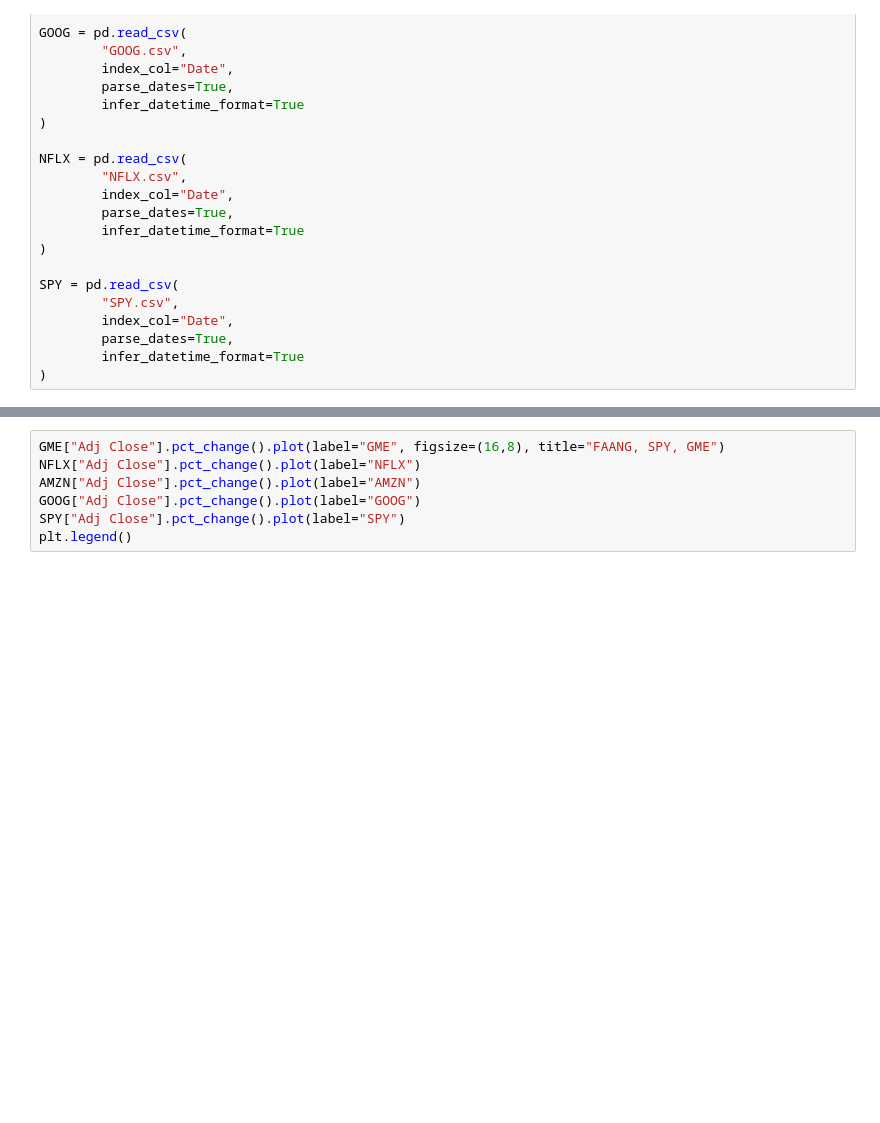
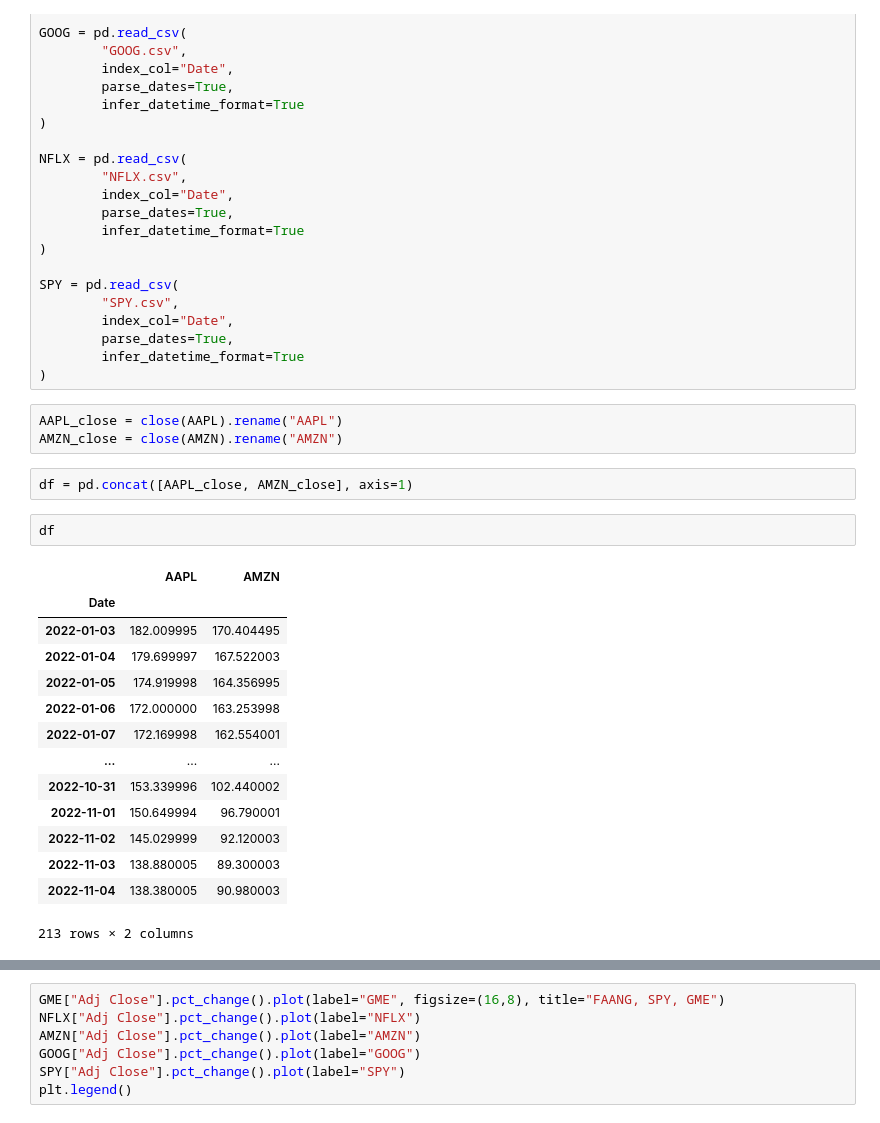
Before and after one commit to ghedrick76/gme_analysis, a Jupyter notebook: gme_analysis.ipynb, the cells around one changed output, grey strips where cells are left out. Cells and saved outputs as stored; diff of their text form; blank space fills up the shorter version.

```diff
--- a/gme_analysis.ipynb
+++ b/gme_analysis.ipynb
@@ -46,3 +47,25 @@ SPY = pd.read_csv(
         parse_dates=True,
         infer_datetime_format=True
 )
+# %%
+AAPL_close = close(AAPL).rename("AAPL")
+AMZN_close = close(AMZN).rename("AMZN")
+# %%
+df = pd.concat([AAPL_close, AMZN_close], axis=1)
+# %%
+df
+# %% [output]
+|  | AAPL | AMZN |
+| Date |  |  |
+| 2022-01-03 | 182.009995 | 170.404495 |
+| 2022-01-04 | 179.699997 | 167.522003 |
+| 2022-01-05 | 174.919998 | 164.356995 |
+| 2022-01-06 | 172.000000 | 163.253998 |
+| 2022-01-07 | 172.169998 | 162.554001 |
+| ... | ... | ... |
+| 2022-10-31 | 153.339996 | 102.440002 |
+| 2022-11-01 | 150.649994 | 96.790001 |
+| 2022-11-02 | 145.029999 | 92.120003 |
+| 2022-11-03 | 138.880005 | 89.300003 |
+| 2022-11-04 | 138.380005 | 90.980003 |
+213 rows × 2 columns
```
Also changed, not shown: parts of 2 cells of this notebook.
